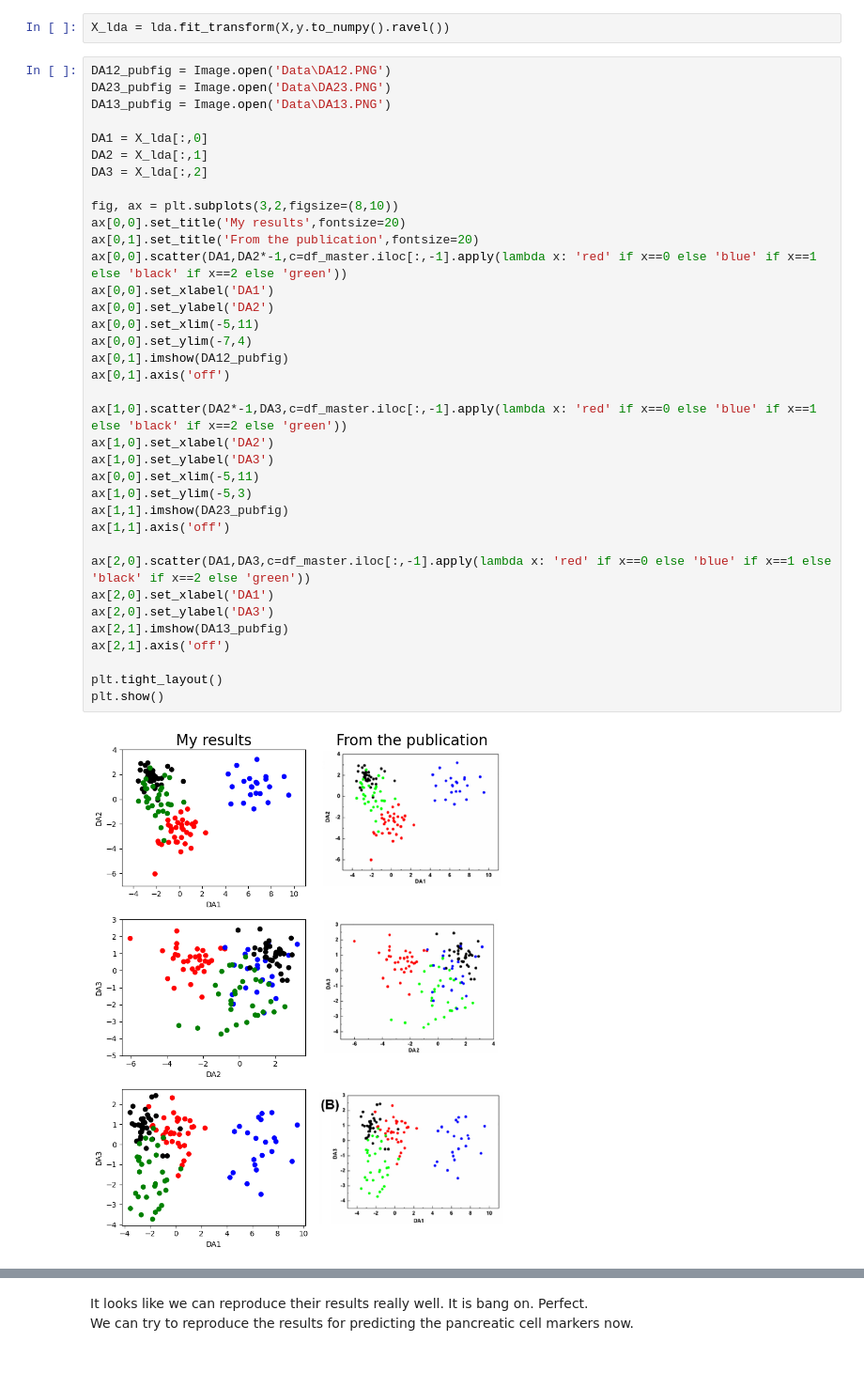
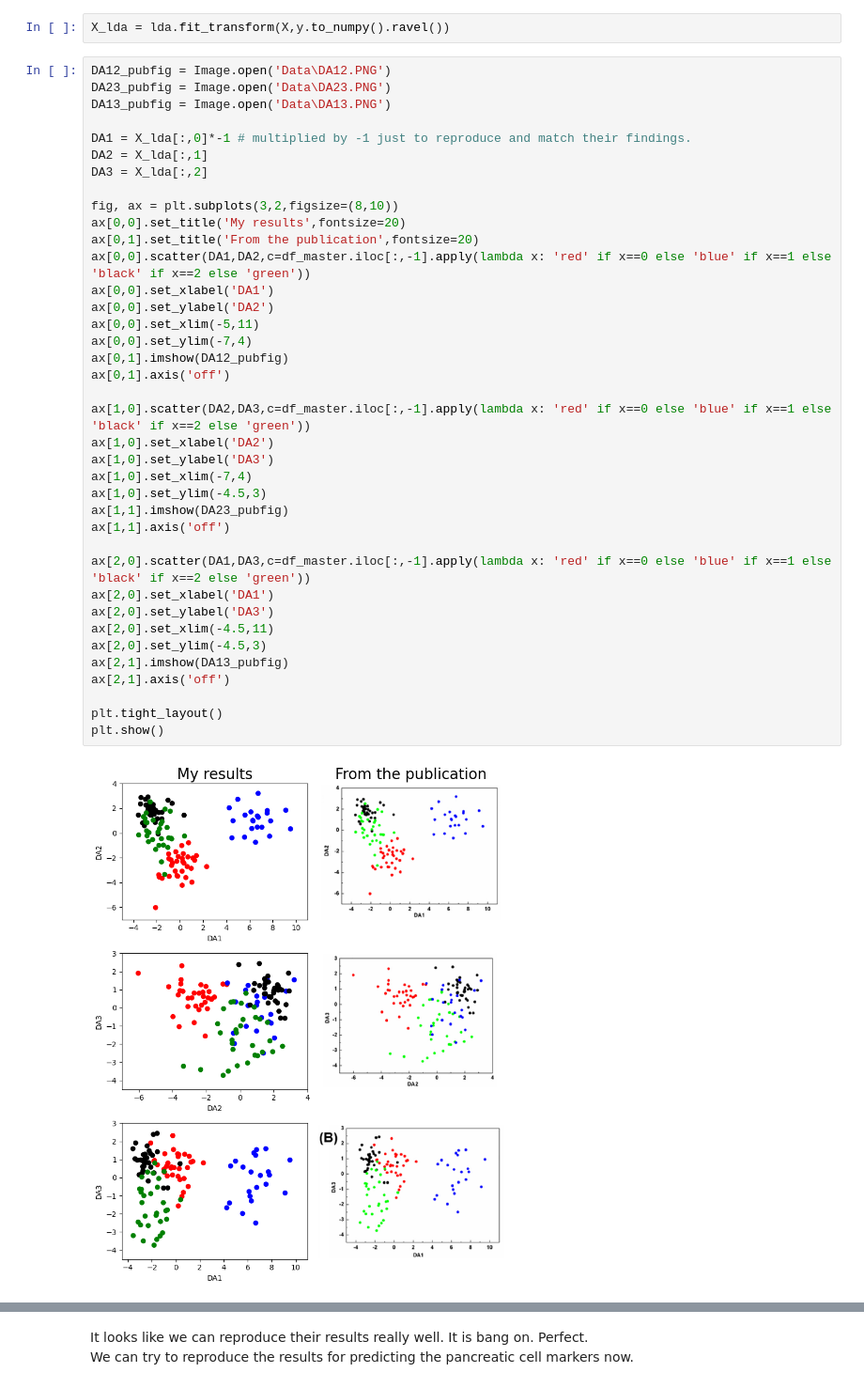
Before and after one commit to kpark11/Springboard, a Jupyter notebook: Capstone-Project/SERS_Raman_Pancreatic_Cancer/SERS_Raman_Pancreatic_Cancer.ipynb, the cells around one changed output, grey strips where cells are left out. Shown at 94% size. Saved outputs shown, nothing was run; the diff lists cells and outputs as text.

```diff
--- a/Capstone-Project/SERS_Raman_Pancreatic_Cancer/SERS_Raman_Pancreatic_Cancer.ipynb
+++ b/Capstone-Project/SERS_Raman_Pancreatic_Cancer/SERS_Raman_Pancreatic_Cancer.ipynb
@@ -604,39 +604,41 @@ DA12_pubfig = Image.open('Data\DA12.PNG')
 DA23_pubfig = Image.open('Data\DA23.PNG')
 DA13_pubfig = Image.open('Data\DA13.PNG')
 
-DA1 = X_lda[:,0]
+DA1 = X_lda[:,0]*-1 # multiplied by -1 just to reproduce and match their findings.
 DA2 = X_lda[:,1]
 DA3 = X_lda[:,2]
 
 fig, ax = plt.subplots(3,2,figsize=(8,10))
 ax[0,0].set_title('My results',fontsize=20)
 ax[0,1].set_title('From the publication',fontsize=20)
-ax[0,0].scatter(DA1,DA2*-1,c=df_master.iloc[:,-1].apply(lambda x: 'red' if x==0 else 'blue' if x==1 else 'black' if x==2 else 'green'))
+ax[0,0].scatter(DA1,DA2,c=df_master.iloc[:,-1].apply(lambda x: 'red' if x==0 else 'blue' if x==1 else 'black' if x==2 else 'green'))
 ax[0,0].set_xlabel('DA1')
 ax[0,0].set_ylabel('DA2')
 ax[0,0].set_xlim(-5,11)
 ax[0,0].set_ylim(-7,4)
 ax[0,1].imshow(DA12_pubfig)
 ax[0,1].axis('off')
 
-ax[1,0].scatter(DA2*-1,DA3,c=df_master.iloc[:,-1].apply(lambda x: 'red' if x==0 else 'blue' if x==1 else 'black' if x==2 else 'green'))
+ax[1,0].scatter(DA2,DA3,c=df_master.iloc[:,-1].apply(lambda x: 'red' if x==0 else 'blue' if x==1 else 'black' if x==2 else 'green'))
 ax[1,0].set_xlabel('DA2')
 ax[1,0].set_ylabel('DA3')
-ax[0,0].set_xlim(-5,11)
-ax[1,0].set_ylim(-5,3)
+ax[1,0].set_xlim(-7,4)
+ax[1,0].set_ylim(-4.5,3)
 ax[1,1].imshow(DA23_pubfig)
 ax[1,1].axis('off')
 
 ax[2,0].scatter(DA1,DA3,c=df_master.iloc[:,-1].apply(lambda x: 'red' if x==0 else 'blue' if x==1 else 'black' if x==2 else 'green'))
 ax[2,0].set_xlabel('DA1')
 ax[2,0].set_ylabel('DA3')
+ax[2,0].set_xlim(-4.5,11)
+ax[2,0].set_ylim(-4.5,3)
 ax[2,1].imshow(DA13_pubfig)
 ax[2,1].axis('off')
 
 plt.tight_layout()
 plt.show()
 # %% [output]
-[figure, old version]
+[figure, new version]
 # %%
 DA123_pubfig = Image.open('Data\DA123.PNG')
 
```
Also changed, not shown: parts of 16 cells of this notebook, 1 other file.
